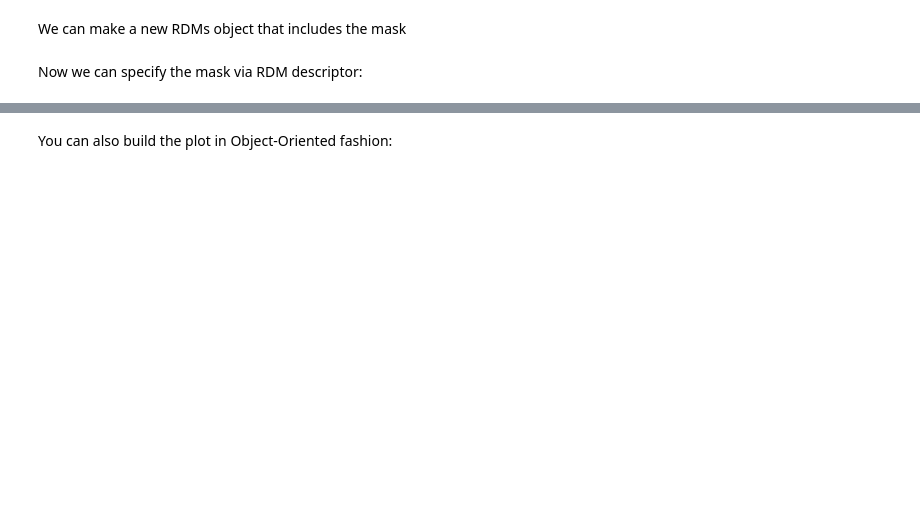
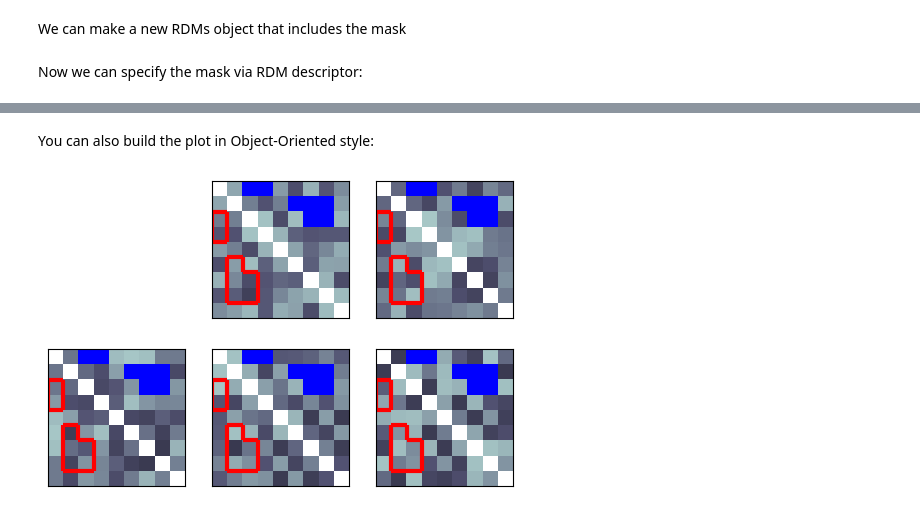
Before and after one commit to rsagroup/rsatoolbox, a Jupyter notebook: demos/demo_annotated_rdm_plot.ipynb, the cells around one changed output, grey strips where cells are left out. Saved outputs shown, nothing was run; the diff lists cells and outputs as text; code cells hidden in the pictures; blank space fills up the shorter version.

Commit message:
MultiRdmPlot oop interface

```diff
--- a/demos/demo_annotated_rdm_plot.ipynb
+++ b/demos/demo_annotated_rdm_plot.ipynb
@@ -80,2 +80,2 @@ plt.show()
 # %% [markdown]
-You can also build the plot in Object-Oriented fashion:
+You can also build the plot in Object-Oriented style:
@@ -87,0 +82,9 @@ fig.plot()
+# %%
+rdm_plot = MultiRdmPlot(rdms)
+rdm_plot.vmin = 0
+rdm_plot.vmax = 1
+rdm_plot.addOverlay(mask, 'blue', Symmetry.UPPER)
+rdm_plot.addContour(mask, 'red', Symmetry.LOWER)
+rdm_plot.plot()
+# %% [output]
+[figure, added]
```
Also changed, not shown: parts of 8 cells of this notebook, 1 other file.
